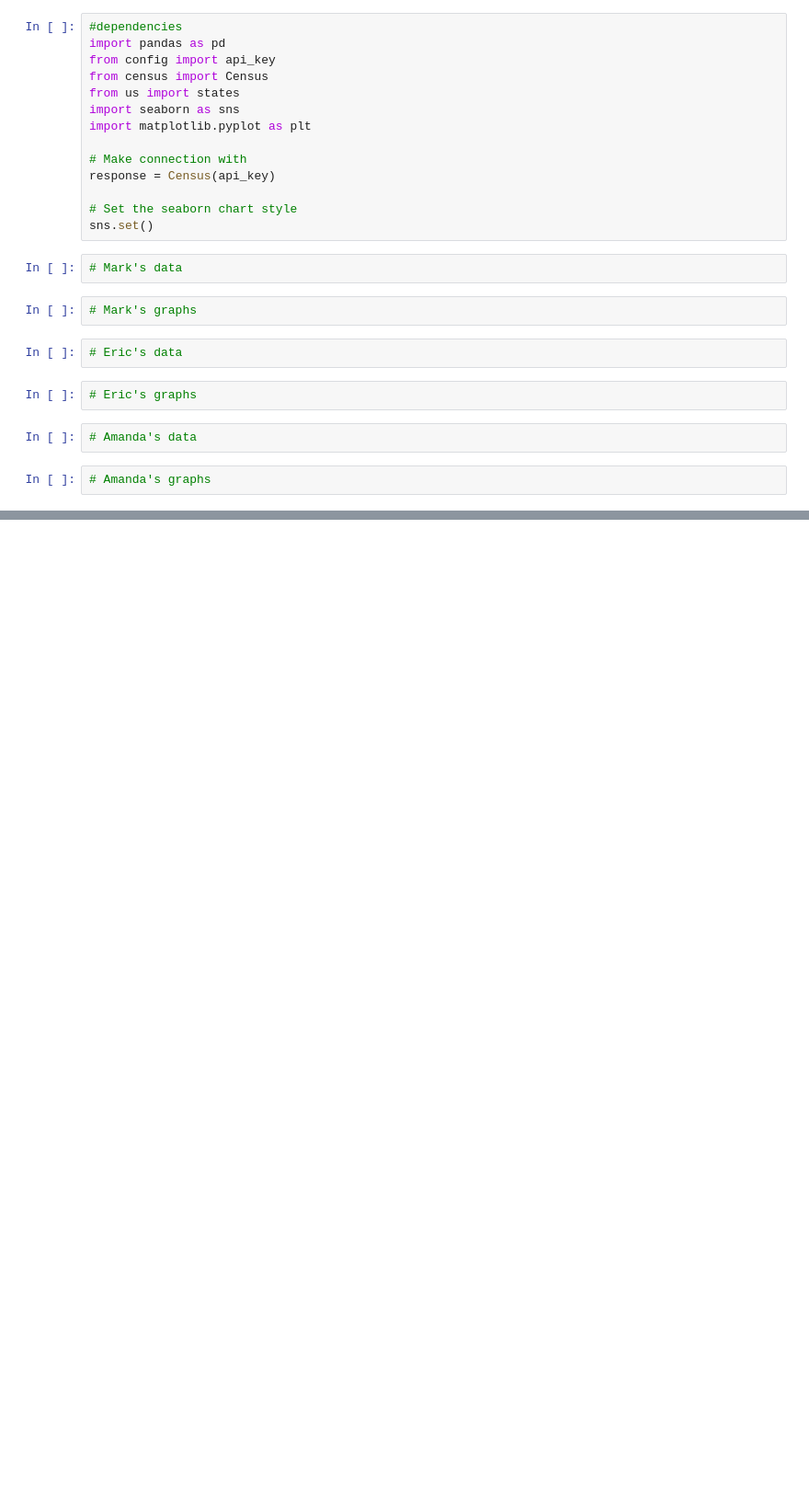
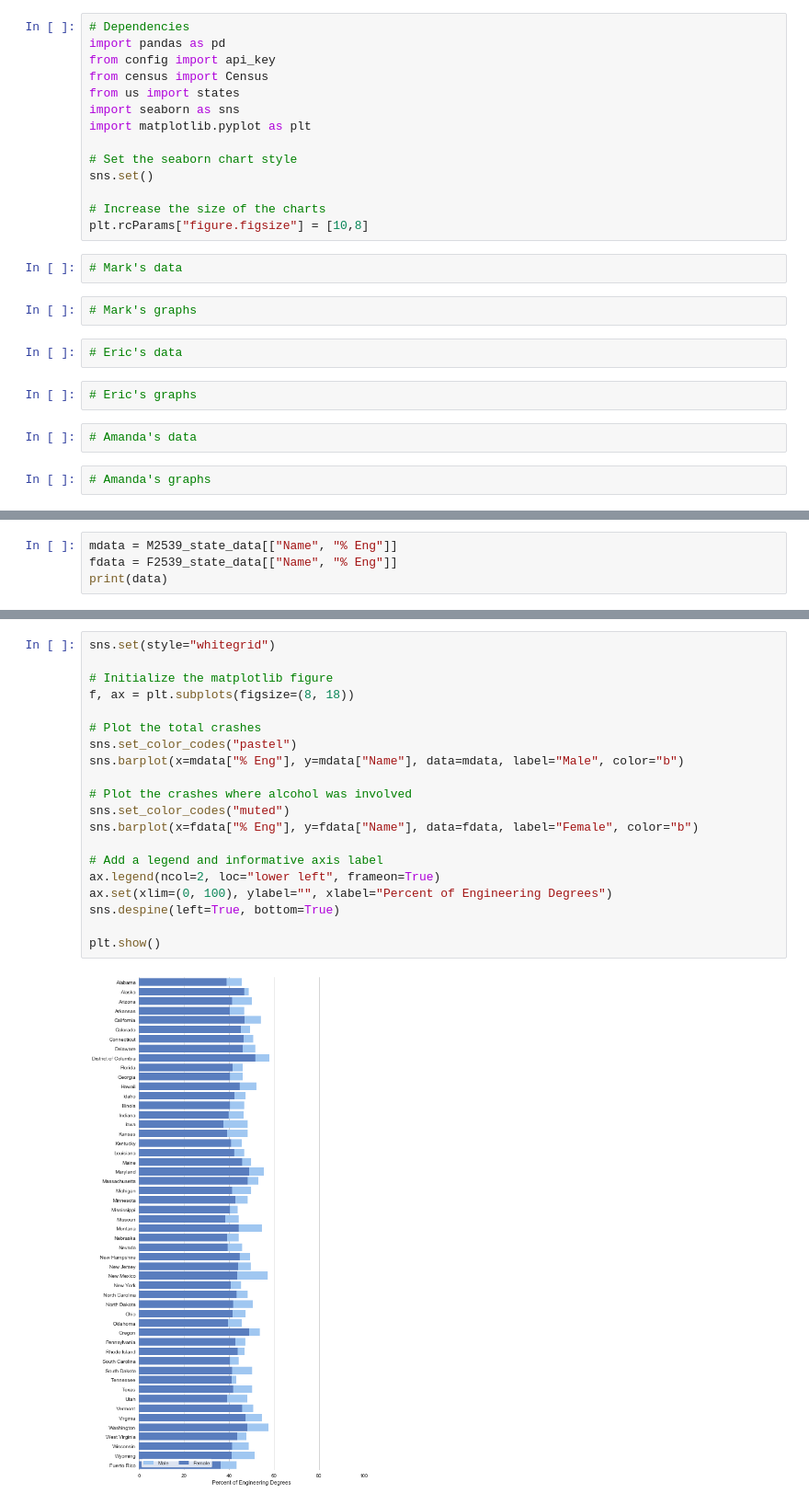
Before and after one commit to spencerrand/Census-Data-Analysis, a Jupyter notebook: Census.ipynb, the cells around one changed output, grey strips where cells are left out. Shown at 92% size. Saved outputs shown, nothing was run; the diff lists cells and outputs as text; blank space fills up the shorter version.

```diff
--- a/Census.ipynb
+++ b/Census.ipynb
@@ -7,5 +1,5 @@
 # %%
-#dependencies
+# Dependencies
 import pandas as pd
 from config import api_key
 from census import Census
@@ -13,11 +7,11 @@ from us import states
 import seaborn as sns
 import matplotlib.pyplot as plt
 
-# Make connection with
-response = Census(api_key)
-
 # Set the seaborn chart style
 sns.set()
+
+# Increase the size of the charts
+plt.rcParams["figure.figsize"] = [10,8]
 # %%
 # Mark's data
 # %%
@@ -65,0 +313,4 @@ plt.show()
+# %%
+mdata = M2539_state_data[["Name", "% Eng"]]
+fdata = F2539_state_data[["Name", "% Eng"]]
+print(data)
@@ -65,0 +335,22 @@ plt.show()
+# %%
+sns.set(style="whitegrid")
+
+# Initialize the matplotlib figure
+f, ax = plt.subplots(figsize=(8, 18))
+
+# Plot the total crashes
+sns.set_color_codes("pastel")
+sns.barplot(x=mdata["% Eng"], y=mdata["Name"], data=mdata, label="Male", color="b")
+
+# Plot the crashes where alcohol was involved
+sns.set_color_codes("muted")
+sns.barplot(x=fdata["% Eng"], y=fdata["Name"], data=fdata, label="Female", color="b")
+
+# Add a legend and informative axis label
+ax.legend(ncol=2, loc="lower left", frameon=True)
+ax.set(xlim=(0, 100), ylabel="", xlabel="Percent of Engineering Degrees")
+sns.despine(left=True, bottom=True)
+
+plt.show()
+# %% [output]
+[figure, added]
```
Also changed, not shown: parts of 13 cells of this notebook.
